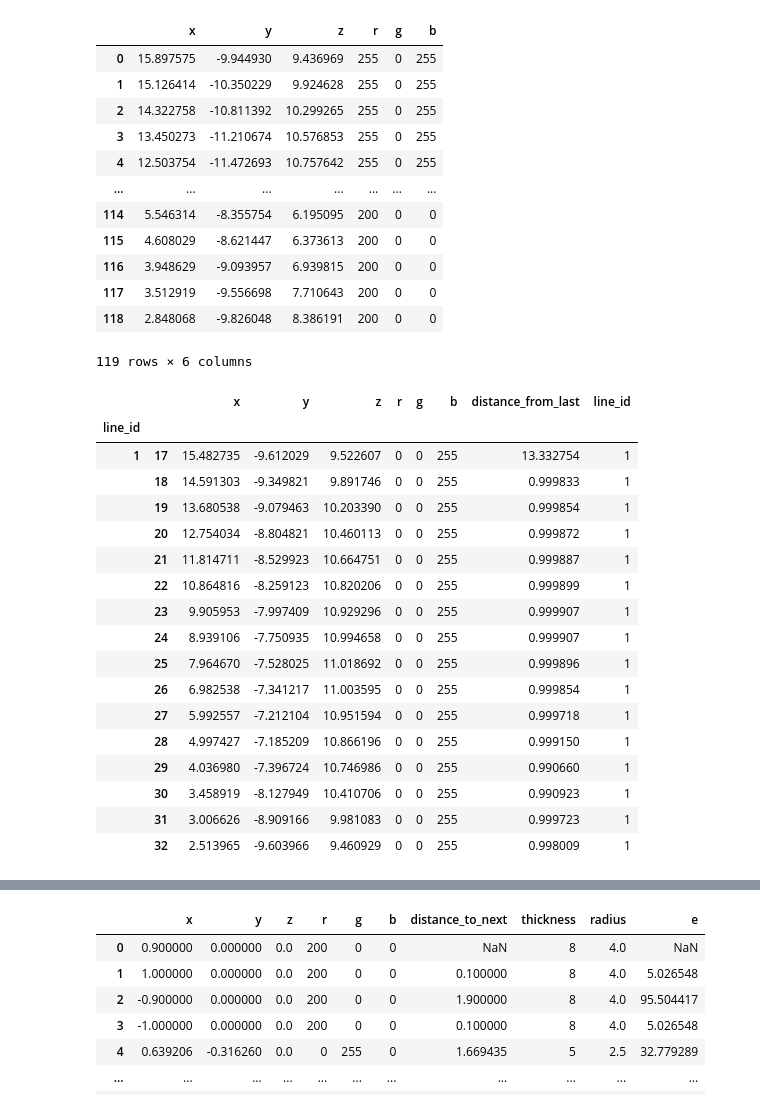
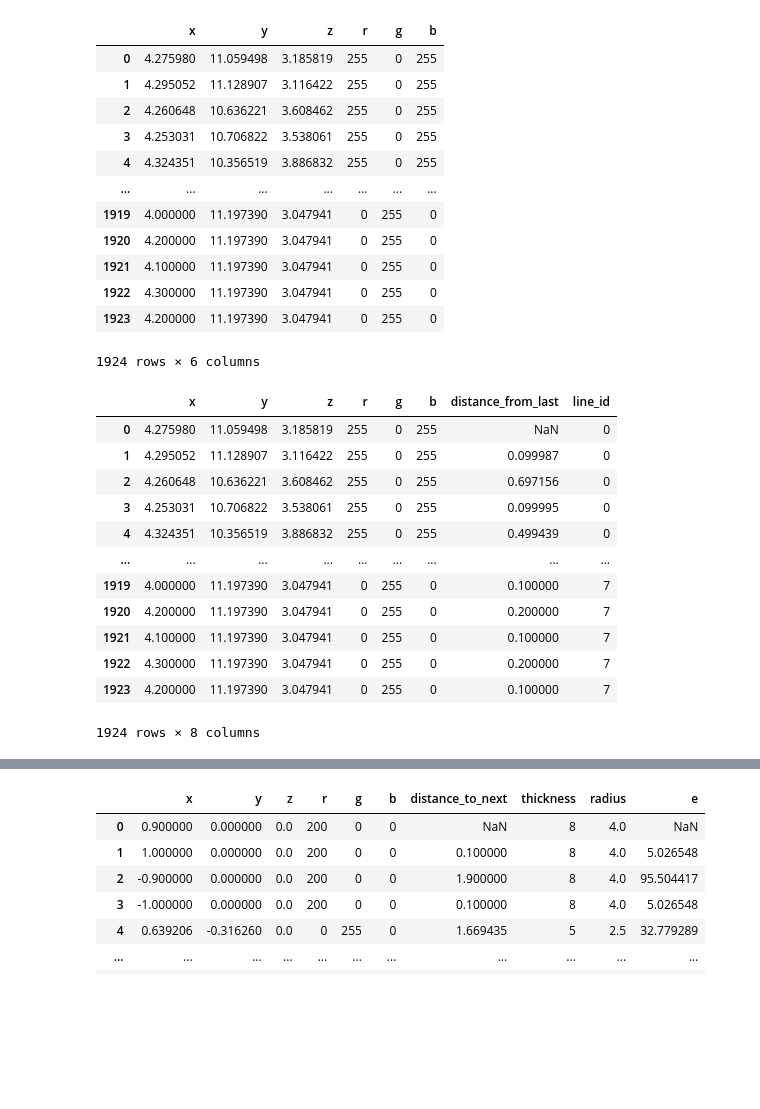
Before and after one commit to joeforth/fractal_slicer, a Jupyter notebook: many_colours_one_file_network.ipynb, the cells around one changed output, grey strips where cells are left out. Cells and saved outputs as stored; diff of their text form; code cells hidden in the pictures; blank space fills up the shorter version.

Commit message:
introduced line_ids and starting work on clustering

```diff
--- a/many_colours_one_file_network.ipynb
+++ b/many_colours_one_file_network.ipynb
@@ -5,24 +5,24 @@ from mpl_toolkits.mplot3d import Axes3D
 import os
 import numpy as np
 
-file_path = './test_files/3dbloodnewcolors.txt'
+file_path = './test_files/3Dblood 26.11.txt'
 df = pd.read_csv(file_path, header=None)
 df.columns = ['x', 'y', 'z', 'r', 'g', 'b']
 df
 # %% [output]
 |  | x | y | z | r | g | b |
-| 0 | 15.897575 | -9.944930 | 9.436969 | 255 | 0 | 255 |
-| 1 | 15.126414 | -10.350229 | 9.924628 | 255 | 0 | 255 |
-| 2 | 14.322758 | -10.811392 | 10.299265 | 255 | 0 | 255 |
-| 3 | 13.450273 | -11.210674 | 10.576853 | 255 | 0 | 255 |
-| 4 | 12.503754 | -11.472693 | 10.757642 | 255 | 0 | 255 |
+| 0 | 4.275980 | 11.059498 | 3.185819 | 255 | 0 | 255 |
+| 1 | 4.295052 | 11.128907 | 3.116422 | 255 | 0 | 255 |
+| 2 | 4.260648 | 10.636221 | 3.608462 | 255 | 0 | 255 |
+| 3 | 4.253031 | 10.706822 | 3.538061 | 255 | 0 | 255 |
+| 4 | 4.324351 | 10.356519 | 3.886832 | 255 | 0 | 255 |
 | ... | ... | ... | ... | ... | ... | ... |
-| 114 | 5.546314 | -8.355754 | 6.195095 | 200 | 0 | 0 |
-| 115 | 4.608029 | -8.621447 | 6.373613 | 200 | 0 | 0 |
-| 116 | 3.948629 | -9.093957 | 6.939815 | 200 | 0 | 0 |
-| 117 | 3.512919 | -9.556698 | 7.710643 | 200 | 0 | 0 |
-| 118 | 2.848068 | -9.826048 | 8.386191 | 200 | 0 | 0 |
+| 1919 | 4.000000 | 11.197390 | 3.047941 | 0 | 255 | 0 |
+| 1920 | 4.200000 | 11.197390 | 3.047941 | 0 | 255 | 0 |
+| 1921 | 4.100000 | 11.197390 | 3.047941 | 0 | 255 | 0 |
+| 1922 | 4.300000 | 11.197390 | 3.047941 | 0 | 255 | 0 |
+| 1923 | 4.200000 | 11.197390 | 3.047941 | 0 | 255 | 0 |
-119 rows × 6 columns
+1924 rows × 6 columns
 # %%
 def distance_calculator(df):
     # Drop NaN values (usually the first value)
@@ -49,29 +49,34 @@ def remove_overlap(shape):
 
 df = distance_calculator(df)
 df['line_id'] = pd.factorize(df[['r','g','b']].apply(tuple, axis=1))[0]
-df_new = df.groupby('line_id').apply(remove_overlap)
-df_new = distance_calculator(df_new)
+df = df.groupby('line_id', group_keys=False).apply(remove_overlap)
+df = distance_calculator(df)
 
 # Next bit is to use hierarchical clustering to note common start / end points
+# Gather the first and last points of each line:
+from scipy.spatial import distance as dist
+import scipy.cluster.hierarchy as hier
+start_points = df.groupby('line_id', group_keys=False).first()  # First point of each line
+end_points = df.groupby('line_id', group_keys=False).last()  # Last
+terminal_points = pd.concat([start_points, end_points])
+dist_mat = dist.pdist(terminal_points[['x', 'y', 'z']].values)
+link_mat = hier.linkage(dist_mat)
+# fcluster assigns each of the particles in positions a cluster to which it belongs
+cluster_idx = hier.fcluster(link_mat, 1, criterion='distance')
 # %%
-df_new[df_new['line_id'] == 1]
+df
 # %% [output]
-|  |  | x | y | z | r | g | b | distance_from_last | line_id |
-| line_id |  |  |  |  |  |  |  |  |  |
-| 1 | 17 | 15.482735 | -9.612029 | 9.522607 | 0 | 0 | 255 | 13.332754 | 1 |
-|  | 18 | 14.591303 | -9.349821 | 9.891746 | 0 | 0 | 255 | 0.999833 | 1 |
-|  | 19 | 13.680538 | -9.079463 | 10.203390 | 0 | 0 | 255 | 0.999854 | 1 |
-|  | 20 | 12.754034 | -8.804821 | 10.460113 | 0 | 0 | 255 | 0.999872 | 1 |
-|  | 21 | 11.814711 | -8.529923 | 10.664751 | 0 | 0 | 255 | 0.999887 | 1 |
-|  | 22 | 10.864816 | -8.259123 | 10.820206 | 0 | 0 | 255 | 0.999899 | 1 |
-|  | 23 | 9.905953 | -7.997409 | 10.929296 | 0 | 0 | 255 | 0.999907 | 1 |
-|  | 24 | 8.939106 | -7.750935 | 10.994658 | 0 | 0 | 255 | 0.999907 | 1 |
-|  | 25 | 7.964670 | -7.528025 | 11.018692 | 0 | 0 | 255 | 0.999896 | 1 |
-|  | 26 | 6.982538 | -7.341217 | 11.003595 | 0 | 0 | 255 | 0.999854 | 1 |
-|  | 27 | 5.992557 | -7.212104 | 10.951594 | 0 | 0 | 255 | 0.999718 | 1 |
-|  | 28 | 4.997427 | -7.185209 | 10.866196 | 0 | 0 | 255 | 0.999150 | 1 |
-|  | 29 | 4.036980 | -7.396724 | 10.746986 | 0 | 0 | 255 | 0.990660 | 1 |
-|  | 30 | 3.458919 | -8.127949 | 10.410706 | 0 | 0 | 255 | 0.990923 | 1 |
-|  | 31 | 3.006626 | -8.909166 | 9.981083 | 0 | 0 | 255 | 0.999723 | 1 |
-|  | 32 | 2.513965 | -9.603966 | 9.460929 | 0 | 0 | 255 | 0.998009 | 1 |
+|  | x | y | z | r | g | b | distance_from_last | line_id |
+| 0 | 4.275980 | 11.059498 | 3.185819 | 255 | 0 | 255 | NaN | 0 |
+| 1 | 4.295052 | 11.128907 | 3.116422 | 255 | 0 | 255 | 0.099987 | 0 |
+| 2 | 4.260648 | 10.636221 | 3.608462 | 255 | 0 | 255 | 0.697156 | 0 |
+| 3 | 4.253031 | 10.706822 | 3.538061 | 255 | 0 | 255 | 0.099995 | 0 |
+| 4 | 4.324351 | 10.356519 | 3.886832 | 255 | 0 | 255 | 0.499439 | 0 |
+| ... | ... | ... | ... | ... | ... | ... | ... | ... |
+| 1919 | 4.000000 | 11.197390 | 3.047941 | 0 | 255 | 0 | 0.100000 | 7 |
+| 1920 | 4.200000 | 11.197390 | 3.047941 | 0 | 255 | 0 | 0.200000 | 7 |
+| 1921 | 4.100000 | 11.197390 | 3.047941 | 0 | 255 | 0 | 0.100000 | 7 |
+| 1922 | 4.300000 | 11.197390 | 3.047941 | 0 | 255 | 0 | 0.200000 | 7 |
+| 1923 | 4.200000 | 11.197390 | 3.047941 | 0 | 255 | 0 | 0.100000 | 7 |
+1924 rows × 8 columns
 # %%
```
Also changed, not shown: parts of 3 cells of this notebook, 1 other file.
